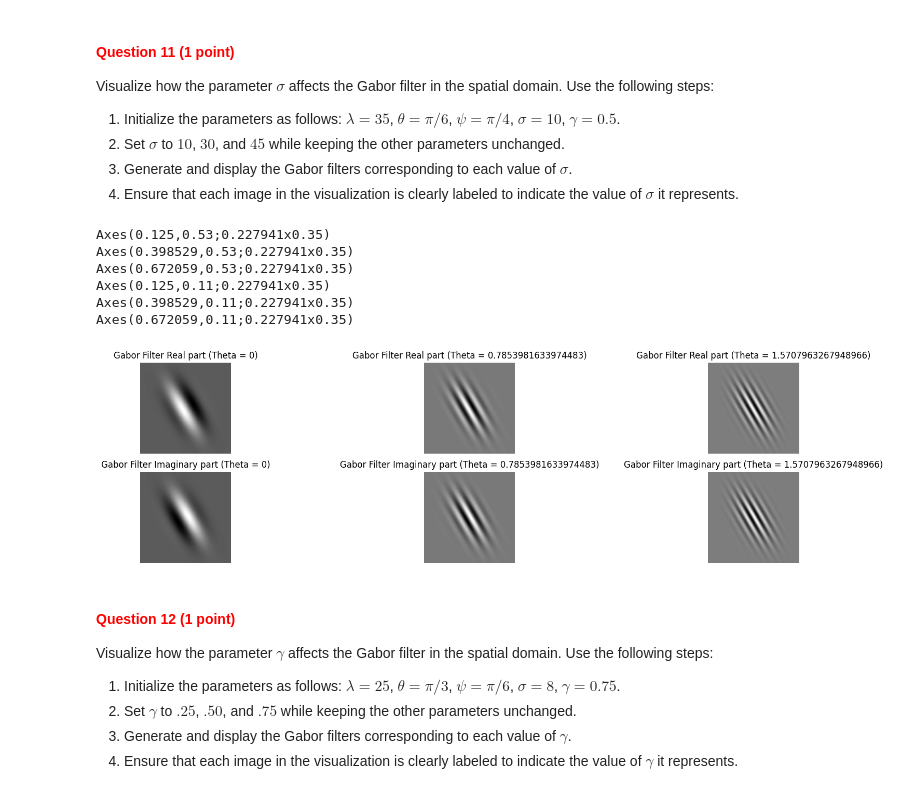
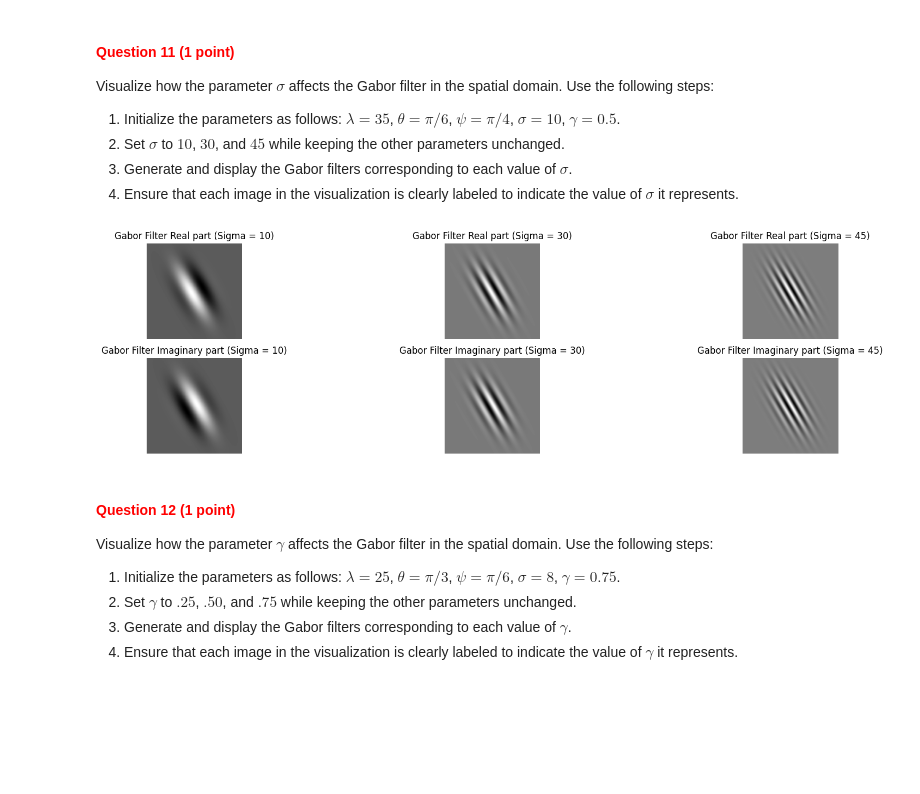
Before and after one commit to izzikampono/cv1-lab-2, a Jupyter notebook: cv1-lab-2.ipynb, the cells around one changed output. Cells and saved outputs as stored; diff of their text form; code cells hidden in the pictures; blank space fills up the shorter version.

```diff
--- a/cv1-lab-2.ipynb
+++ b/cv1-lab-2.ipynb
@@ -613,39 +605,31 @@ Visualize how the parameter $\sigma$ affects the Gabor filter in the spatial dom
 # %%
 # YOUR CODE HERE
 lambda_ = 35
 theta = np.pi/6
 psi = np.pi/4
 sigma = 10
 gamma = 0.5
 
 sigma_values = [10, 30, 45]
 
 gabor_filters = [create_gabor(sigma_value, theta, lambda_, psi, gamma) for sigma_value in sigma_values]
 
 fig, axs = plt.subplots(2, len(gabor_filters), figsize=(20, 5))
 for i in range(len(gabor_filters)):
     ax = axs[0, i]
-    print(ax)
     gabor_filter = gabor_filters[i]
     ax.imshow(gabor_filter[:, :, 0], cmap='gray')
-    ax.set_title(f'Gabor Filter Real part (Theta = {theta_values[i]})')
+    ax.set_title(f'Gabor Filter Real part (Sigma = {sigma_values[i]})')
     ax.axis('off')
 for i in range(len(gabor_filters)):
     ax = axs[1, i]
-    print(ax)
     gabor_filter = gabor_filters[i]
     ax.imshow(gabor_filter[:, :, 1], cmap='gray')
-    ax.set_title(f'Gabor Filter Imaginary part (Theta = {theta_values[i]})')
+    ax.set_title(f'Gabor Filter Imaginary part (Sigma = {sigma_values[i]})')
     ax.axis('off')
 plt.show()
 # %% [output]
-Axes(0.125,0.53;0.227941x0.35)
-Axes(0.398529,0.53;0.227941x0.35)
-Axes(0.672059,0.53;0.227941x0.35)
-Axes(0.125,0.11;0.227941x0.35)
-Axes(0.398529,0.11;0.227941x0.35)
-Axes(0.672059,0.11;0.227941x0.35)
-[figure, old version]
+[figure, new version]
 # %% [markdown]
 <a id="question-12"></a>
 #### <font color='#FF0000'>Question 12 (1 point)</font>
```
Also changed, not shown: parts of 8 cells of this notebook.
